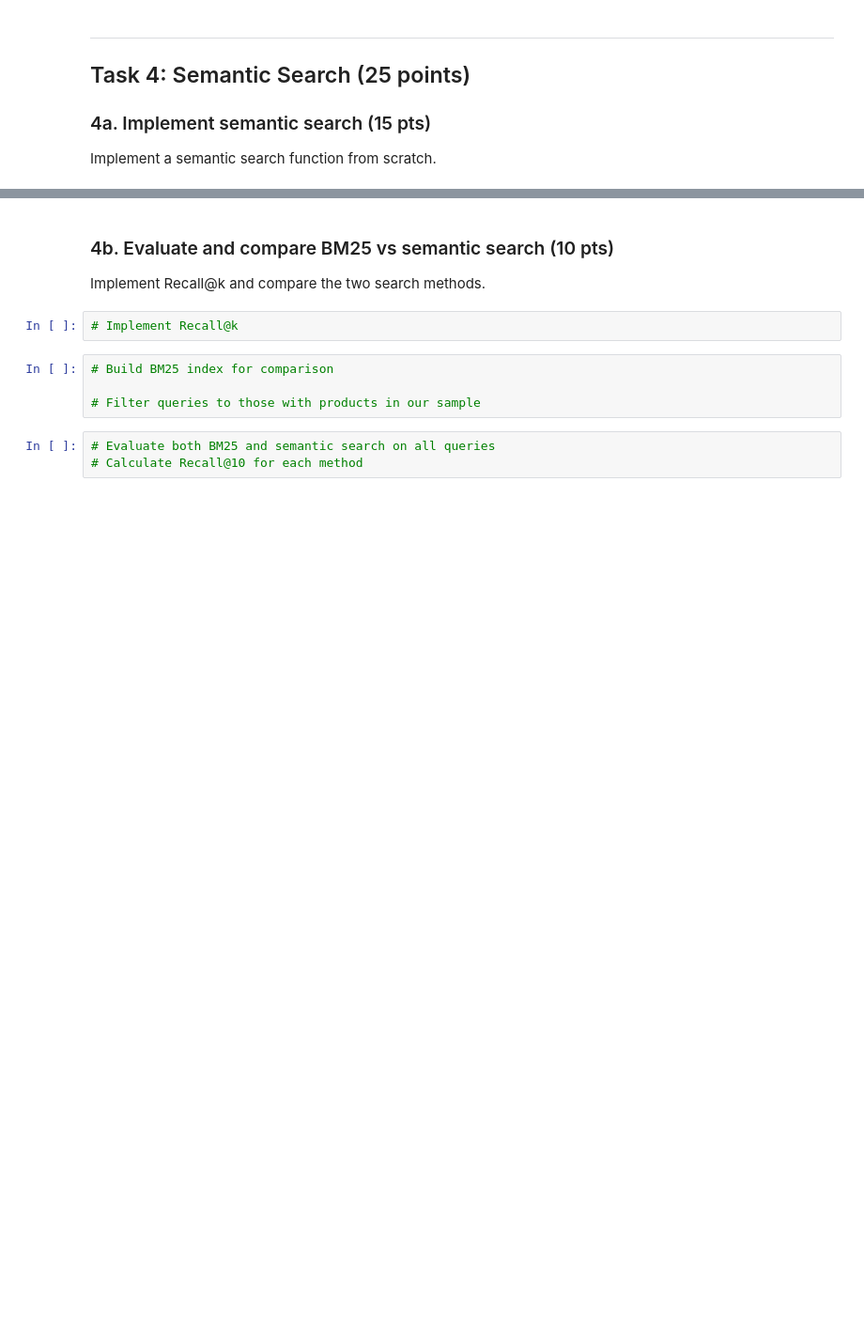
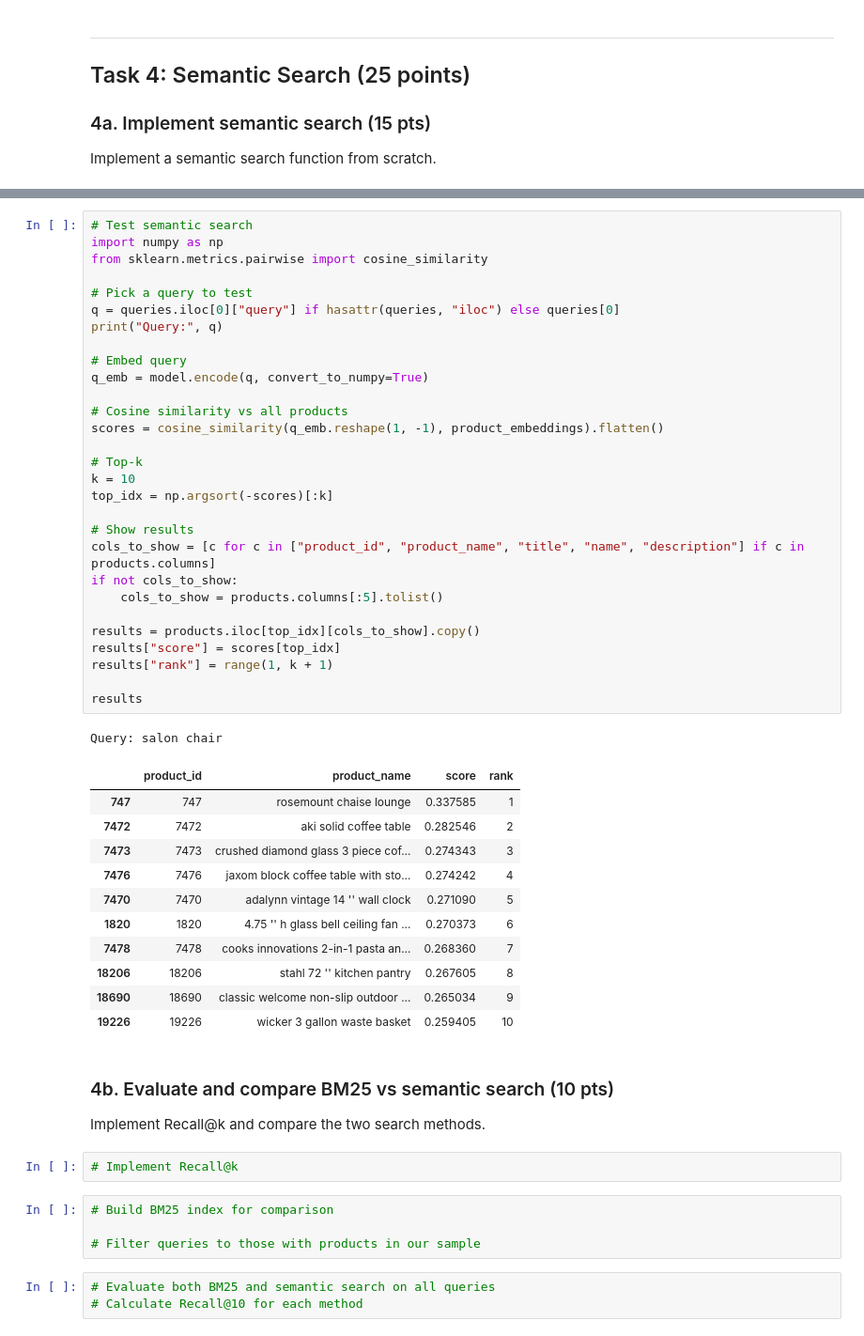
Before and after one commit to mo2696/ai-engineering-fordham, a Jupyter notebook: homework-4.ipynb, the cells around one changed output, grey strips where cells are left out. Shown at 94% size. Drawn from its saved outputs; the diff is of its cells as text; blank space fills up the shorter version.

```diff
--- a/homework-4.ipynb
+++ b/homework-4.ipynb
@@ -472,3 +824,45 @@ Implement a semantic search function from scratch.
+# %%
+# Test semantic search
+import numpy as np
+from sklearn.metrics.pairwise import cosine_similarity
+
+# Pick a query to test
+q = queries.iloc[0]["query"] if hasattr(queries, "iloc") else queries[0]
+print("Query:", q)
+
+# Embed query
+q_emb = model.encode(q, convert_to_numpy=True)
+
+# Cosine similarity vs all products
+scores = cosine_similarity(q_emb.reshape(1, -1), product_embeddings).flatten()
+
+# Top-k
+k = 10
+top_idx = np.argsort(-scores)[:k]
+
+# Show results
+cols_to_show = [c for c in ["product_id", "product_name", "title", "name", "description"] if c in products.columns]
+if not cols_to_show:
+    cols_to_show = products.columns[:5].tolist()
+
+results = products.iloc[top_idx][cols_to_show].copy()
+results["score"] = scores[top_idx]
+results["rank"] = range(1, k + 1)
+
+results
+# %% [output]
+Query: salon chair
+|  | product_id | product_name | score | rank |
+| 747 | 747 | rosemount chaise lounge | 0.337585 | 1 |
+| 7472 | 7472 | aki solid coffee table | 0.282546 | 2 |
+| 7473 | 7473 | crushed diamond glass 3 piece cof... | 0.274343 | 3 |
+| 7476 | 7476 | jaxom block coffee table with sto... | 0.274242 | 4 |
+| 7470 | 7470 | adalynn vintage 14 '' wall clock | 0.271090 | 5 |
+| 1820 | 1820 | 4.75 '' h glass bell ceiling fan ... | 0.270373 | 6 |
+| 7478 | 7478 | cooks innovations 2-in-1 pasta an... | 0.268360 | 7 |
+| 18206 | 18206 | stahl 72 '' kitchen pantry | 0.267605 | 8 |
+| 18690 | 18690 | classic welcome non-slip outdoor ... | 0.265034 | 9 |
+| 19226 | 19226 | wicker 3 gallon waste basket | 0.259405 | 10 |
 # %% [markdown]
 ### 4b. Evaluate and compare BM25 vs semantic search (10 pts)
 
```
Also changed, not shown: parts of 40 cells of this notebook.
